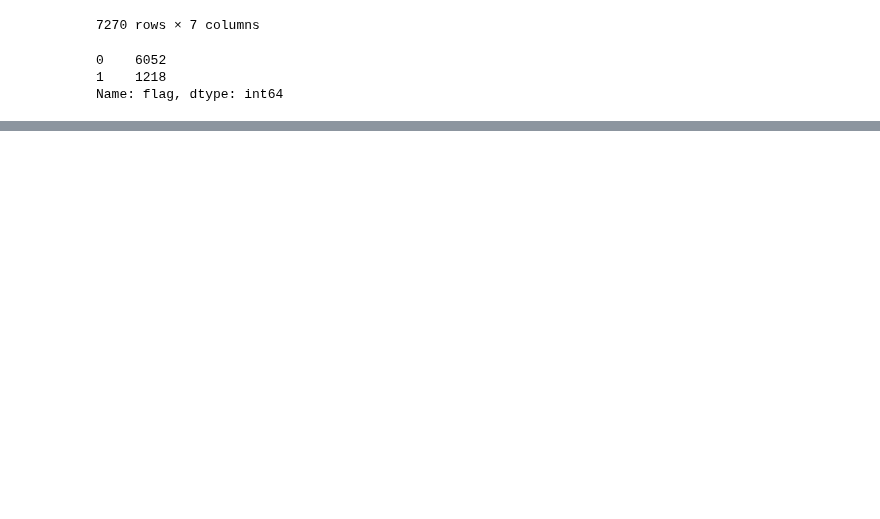
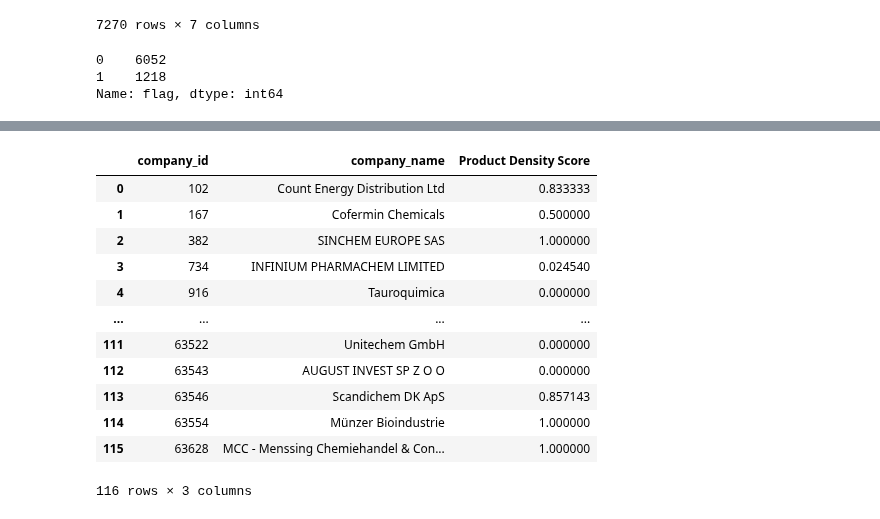
Before and after one commit to asadTariq666/Python_work, a Jupyter notebook: Chemondis/Chemondis Supplier Scores/Product.ipynb, the cells around one changed output, grey strips where cells are left out. Saved outputs shown, nothing was run; the diff lists cells and outputs as text; code cells hidden in the pictures; blank space fills up the shorter version.

```diff
--- a/Chemondis/Chemondis Supplier Scores/Product.ipynb
+++ b/Chemondis/Chemondis Supplier Scores/Product.ipynb
@@ -249,0 +249,16 @@ ds.head()
+# %%
+product_density
+# %% [output]
+|  | company_id | company_name | Product Density Score |
+| 0 | 102 | Count Energy Distribution Ltd | 0.833333 |
+| 1 | 167 | Cofermin Chemicals | 0.500000 |
+| 2 | 382 | SINCHEM EUROPE SAS | 1.000000 |
+| 3 | 734 | INFINIUM PHARMACHEM LIMITED | 0.024540 |
+| 4 | 916 | Tauroquimica | 0.000000 |
+| ... | ... | ... | ... |
+| 111 | 63522 | Unitechem GmbH | 0.000000 |
+| 112 | 63543 | AUGUST INVEST SP Z O O | 0.000000 |
+| 113 | 63546 | Scandichem DK ApS | 0.857143 |
+| 114 | 63554 | Münzer Bioindustrie | 1.000000 |
+| 115 | 63628 | MCC - Menssing Chemiehandel & Con... | 1.000000 |
+116 rows × 3 columns
```
Also changed, not shown: parts of 17 cells of this notebook, 3 other files.
